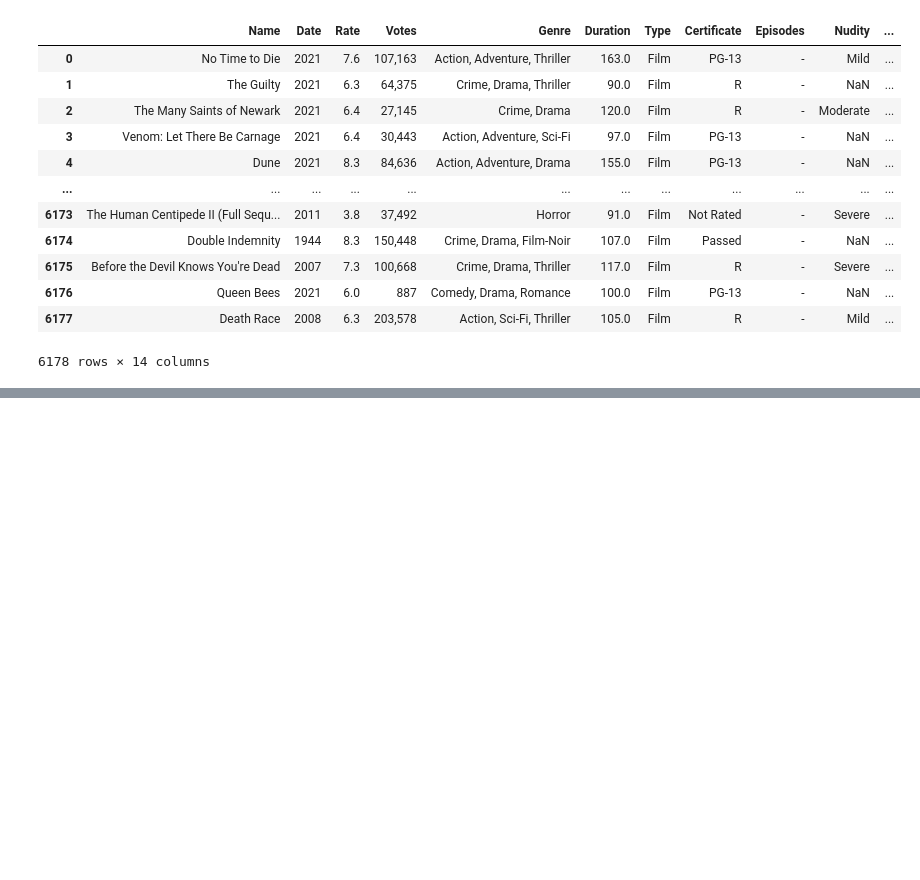
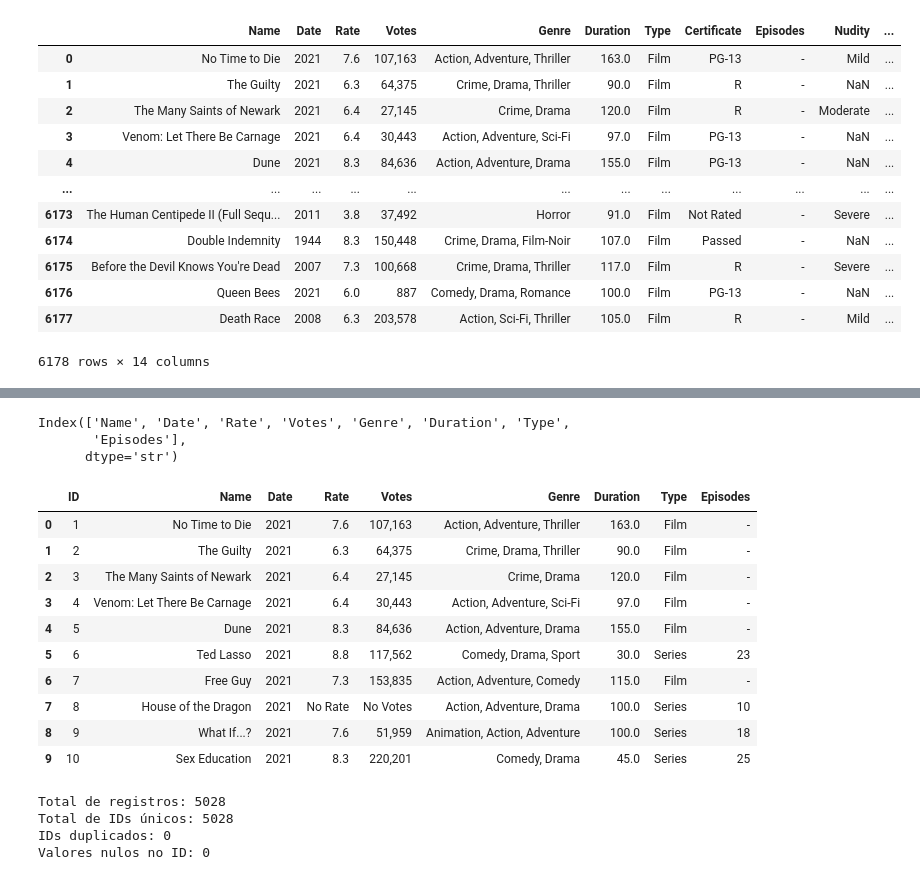
Before and after one commit to Alex-Olv/LP5Revisao, a Jupyter notebook: notebooks/tratamento_imdb.ipynb, the cells around one changed output, grey strips where cells are left out. Cells and saved outputs as stored; diff of their text form; code cells hidden in the pictures; blank space fills up the shorter version.

Commit message:
tratando dados

```diff
--- a/notebooks/tratamento_imdb.ipynb
+++ b/notebooks/tratamento_imdb.ipynb
@@ -30,0 +39,3 @@ print("Dimensões após remover duplicatas:", df.shape)
+# %%
+#tratando as duplicidades
+df_limpo_imdb = df.drop_duplicates()
@@ -30,0 +132,52 @@ print("Dimensões após remover duplicatas:", df.shape)
+# %%
+#Removendo colunas que não serão ultilizadas
+df_limpo_imdb = df_limpo_imdb.drop(
+    columns=[
+        'Certificate',
+        'Nudity',
+        'Violence',
+        'Profanity',
+        'Alcohol',
+        'Frightening'
+    ]
+)
+# %%
+#conferindo
+df_limpo_imdb.columns
+# %% [output]
+Index(['Name', 'Date', 'Rate', 'Votes', 'Genre', 'Duration', 'Type',
+       'Episodes'],
+      dtype='str')
+# %%
+# Criando uma coluna ID sequencial
+df_limpo_imdb.insert(
+    0,
+    'ID',
+    range(1, len(df_limpo_imdb) + 1)
+)
+# %%
+#conferindo
+df_limpo_imdb.head(10)
+# %% [output]
+|  | ID | Name | Date | Rate | Votes | Genre | Duration | Type | Episodes |
+| 0 | 1 | No Time to Die | 2021 | 7.6 | 107,163 | Action, Adventure, Thriller | 163.0 | Film | - |
+| 1 | 2 | The Guilty | 2021 | 6.3 | 64,375 | Crime, Drama, Thriller | 90.0 | Film | - |
+| 2 | 3 | The Many Saints of Newark | 2021 | 6.4 | 27,145 | Crime, Drama | 120.0 | Film | - |
+| 3 | 4 | Venom: Let There Be Carnage | 2021 | 6.4 | 30,443 | Action, Adventure, Sci-Fi | 97.0 | Film | - |
+| 4 | 5 | Dune | 2021 | 8.3 | 84,636 | Action, Adventure, Drama | 155.0 | Film | - |
+| 5 | 6 | Ted Lasso | 2021 | 8.8 | 117,562 | Comedy, Drama, Sport | 30.0 | Series | 23 |
+| 6 | 7 | Free Guy | 2021 | 7.3 | 153,835 | Action, Adventure, Comedy | 115.0 | Film | - |
+| 7 | 8 | House of the Dragon | 2021 | No Rate | No Votes | Action, Adventure, Drama | 100.0 | Series | 10 |
+| 8 | 9 | What If...? | 2021 | 7.6 | 51,959 | Animation, Action, Adventure | 100.0 | Series | 18 |
+| 9 | 10 | Sex Education | 2021 | 8.3 | 220,201 | Comedy, Drama | 45.0 | Series | 25 |
+# %%
+#conferindo
+print('Total de registros:', len(df_limpo_imdb))
+print('Total de IDs únicos:', df_limpo_imdb['ID'].nunique())
+print('IDs duplicados:', df_limpo_imdb['ID'].duplicated().sum())
+print('Valores nulos no ID:', df_limpo_imdb['ID'].isnull().sum())
+# %% [output]
+Total de registros: 5028
+Total de IDs únicos: 5028
+IDs duplicados: 0
+Valores nulos no ID: 0
```
Also changed, not shown: parts of 17 cells of this notebook.
